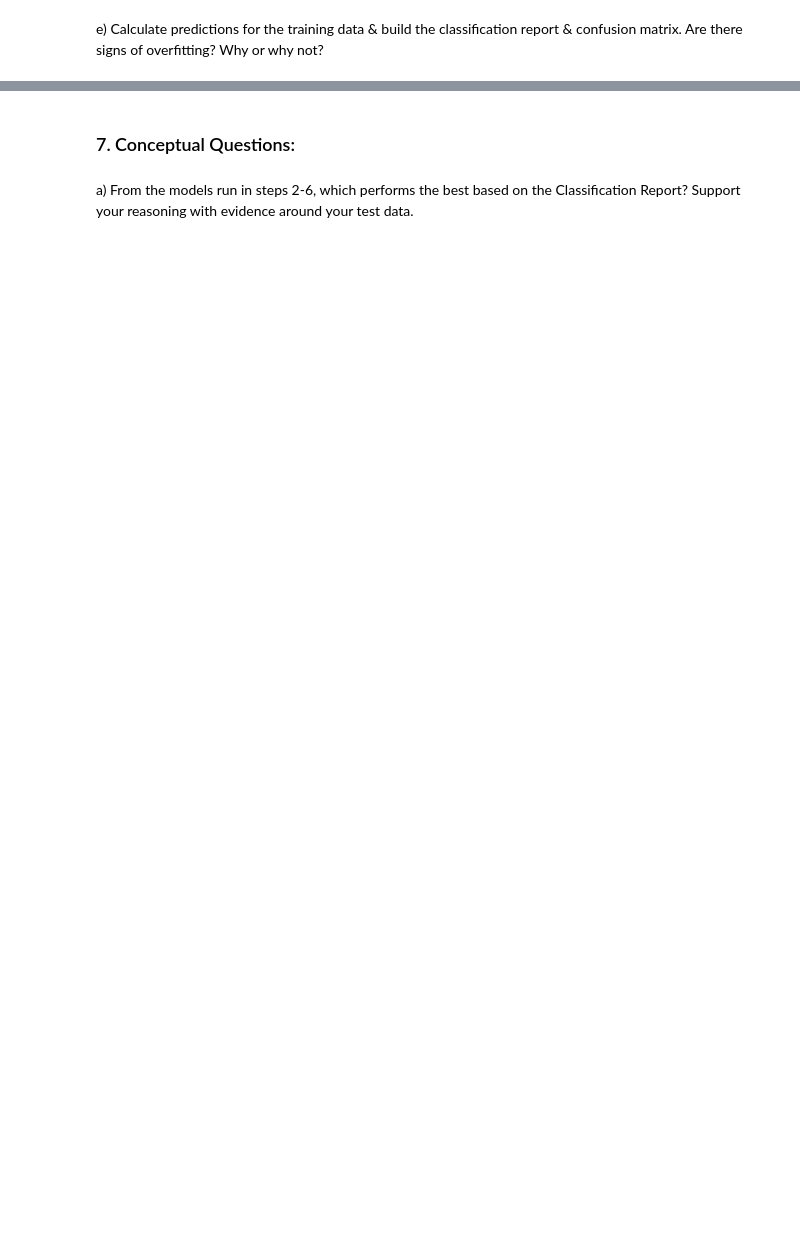
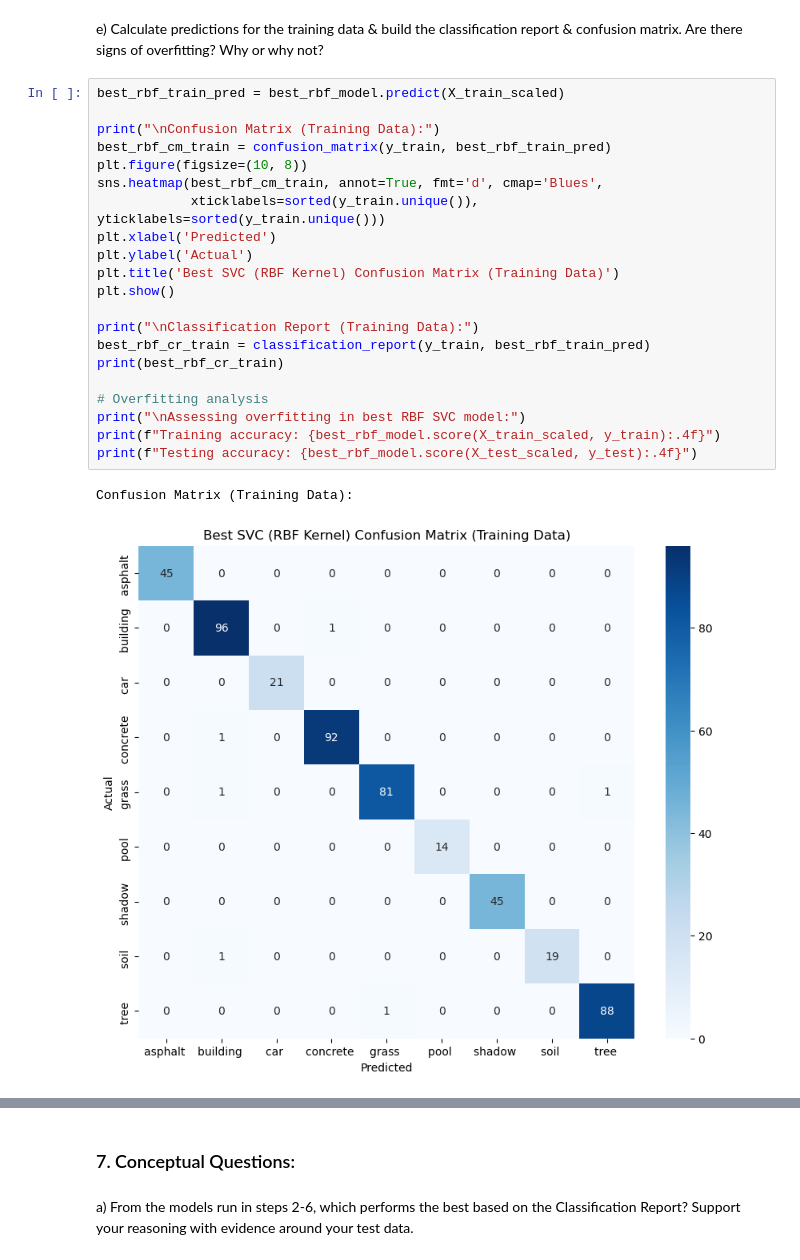
Before and after one commit to CassandraMaldonado/Deep-Dive-into-ML, a Jupyter notebook: Hw_4.ipynb, the cells around one changed output, grey strips where cells are left out. Drawn from its saved outputs; the diff is of its cells as text; blank space fills up the shorter version.

```diff
--- a/Hw_4.ipynb
+++ b/Hw_4.ipynb
@@ -658,2 +700,26 @@ d) Calculate the confusion matrix and classification report for test data.
 # %% [markdown]
 e)  Calculate predictions for the training data & build the classification report & confusion matrix. Are there signs of overfitting? Why or why not?
+# %%
+best_rbf_train_pred = best_rbf_model.predict(X_train_scaled)
+
+print("\nConfusion Matrix (Training Data):")
+best_rbf_cm_train = confusion_matrix(y_train, best_rbf_train_pred)
+plt.figure(figsize=(10, 8))
+sns.heatmap(best_rbf_cm_train, annot=True, fmt='d', cmap='Blues',
+            xticklabels=sorted(y_train.unique()), yticklabels=sorted(y_train.unique()))
+plt.xlabel('Predicted')
+plt.ylabel('Actual')
+plt.title('Best SVC (RBF Kernel) Confusion Matrix (Training Data)')
+plt.show()
+
+print("\nClassification Report (Training Data):")
+best_rbf_cr_train = classification_report(y_train, best_rbf_train_pred)
+print(best_rbf_cr_train)
+
+# Overfitting analysis
+print("\nAssessing overfitting in best RBF SVC model:")
+print(f"Training accuracy: {best_rbf_model.score(X_train_scaled, y_train):.4f}")
+print(f"Testing accuracy: {best_rbf_model.score(X_test_scaled, y_test):.4f}")
+# %% [output]
+Confusion Matrix (Training Data):
+[figure, added]
```
Also changed, not shown: parts of 7 cells of this notebook.
